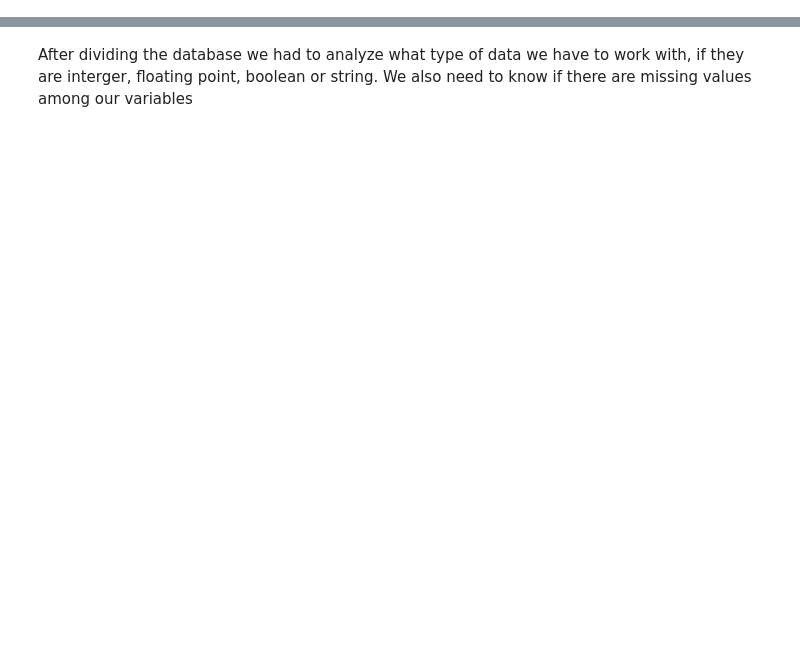
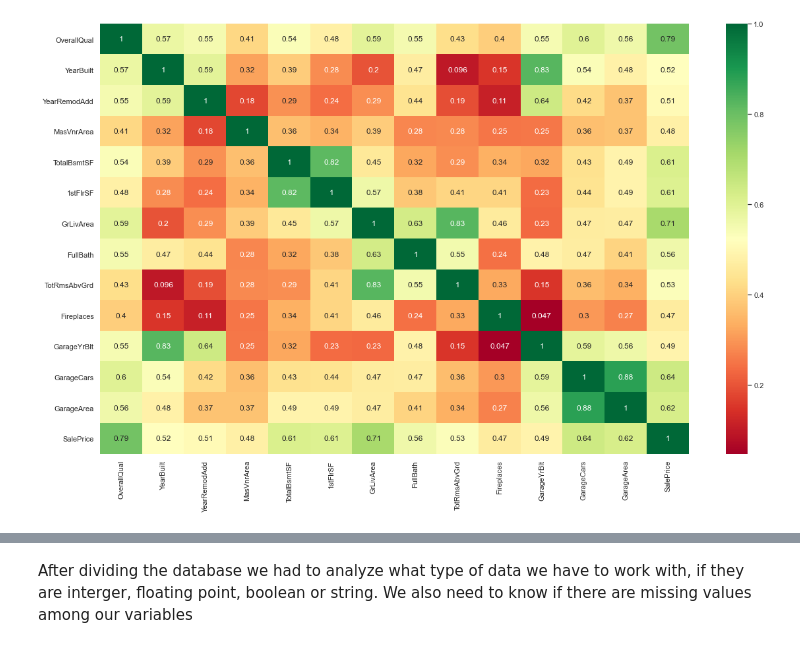
Before and after one commit to Gerardoj09/House_Pricing_Prediction, a Jupyter notebook: ETL.ipynb, the cells around one changed output, grey strips where cells are left out. Cells and saved outputs as stored; diff of their text form; code cells hidden in the pictures; blank space fills up the shorter version.

```diff
--- a/ETL.ipynb
+++ b/ETL.ipynb
@@ -17,0 +1,17 @@ When reviewing the database, it was decided to divide it into 4 dataframes to be
+# %%
+#importing libraries
+import pandas as pd
+import numpy as np
+import matplotlib.pyplot as plt
+import seaborn as sns
+import warnings
+from sklearn.preprocessing import LabelEncoder
+
+warnings.filterwarnings("ignore")
+%matplotlib inline
+
+sns.set()
+# %%
+#using read_csv function to import the databases
+train = pd.read_csv('train.csv')
+test = pd.read_csv('test.csv')
@@ -17,0 +69,7 @@ When reviewing the database, it was decided to divide it into 4 dataframes to be
+# %%
+corr = train.corr()
+variables = corr.index[abs(corr["SalePrice"]) > 0.46]
+plt.figure(figsize = (20,12))
+map = sns.heatmap(train[variables].corr(),annot=True,cmap="RdYlGn")
+# %% [output]
+[figure, added]
```
Also changed, not shown: parts of 70 cells of this notebook, 1 other file.
